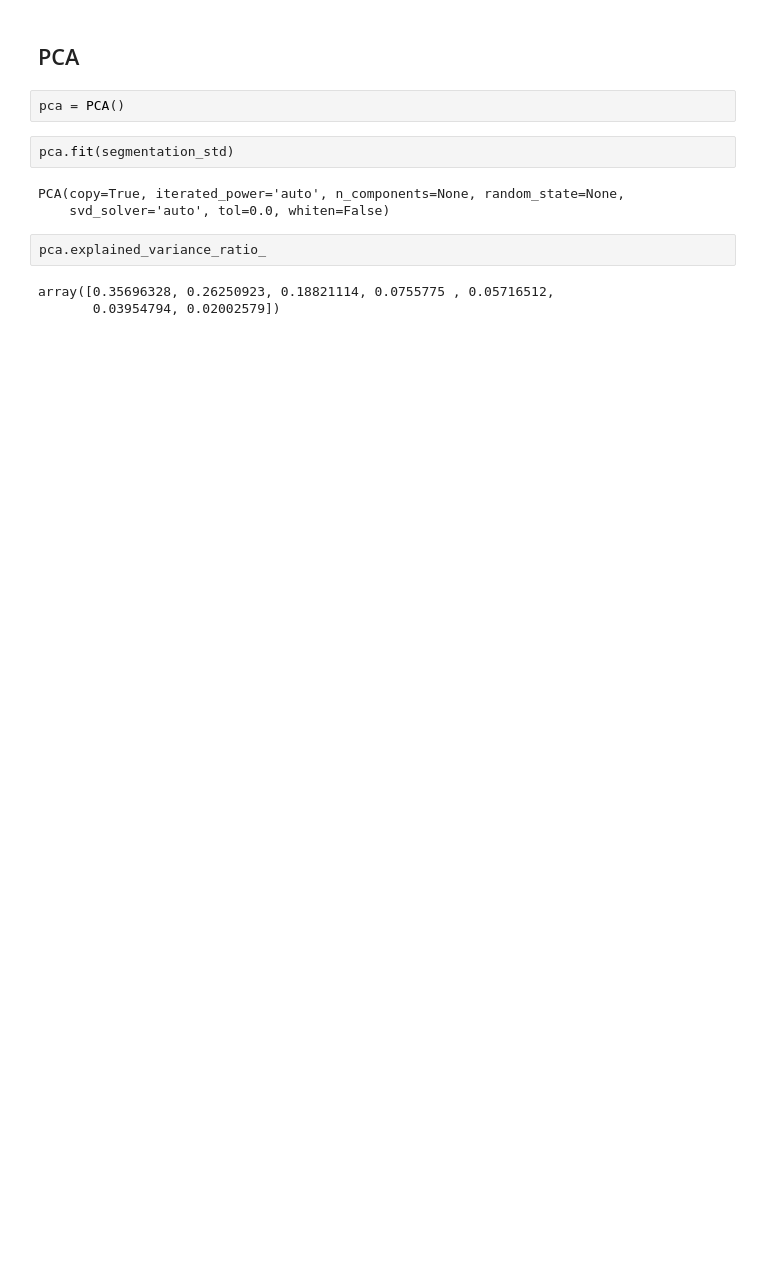
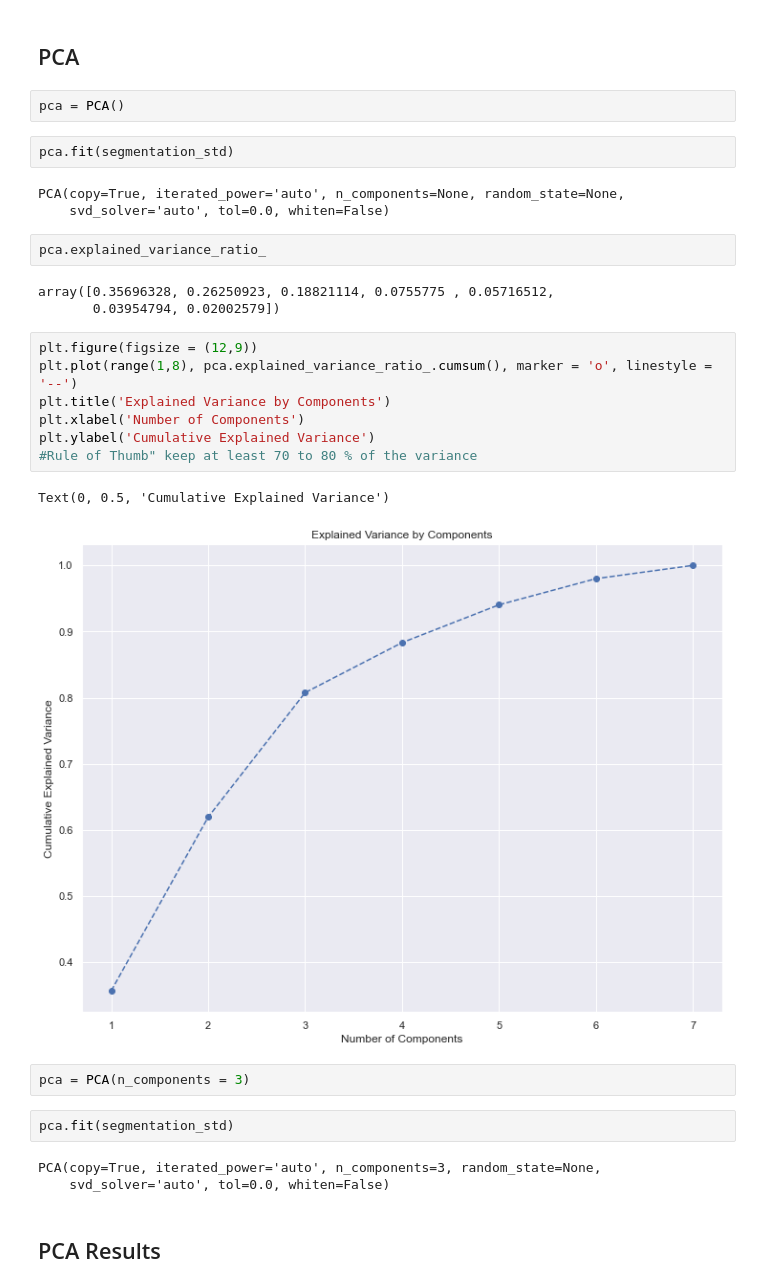
Before and after one commit to MohamedSalihDev/Customer_Segmentation_1, a Jupyter notebook: Segmentation_Project_1.ipynb, the cells around one changed output. Saved outputs shown, nothing was run; the diff lists cells and outputs as text; blank space fills up the shorter version.

```diff
--- a/Segmentation_Project_1.ipynb
+++ b/Segmentation_Project_1.ipynb
@@ -235,3 +235,22 @@ pca.explained_variance_ratio_
 # %% [output]
 array([0.35696328, 0.26250923, 0.18821114, 0.0755775 , 0.05716512,
        0.03954794, 0.02002579])
+# %%
+plt.figure(figsize = (12,9))
+plt.plot(range(1,8), pca.explained_variance_ratio_.cumsum(), marker = 'o', linestyle = '--')
+plt.title('Explained Variance by Components')
+plt.xlabel('Number of Components')
+plt.ylabel('Cumulative Explained Variance')
+#Rule of Thumb" keep at least 70 to 80 % of the variance
+# %% [output]
+Text(0, 0.5, 'Cumulative Explained Variance')
+[figure, added]
+# %%
+pca = PCA(n_components = 3)
+# %%
+pca.fit(segmentation_std)
+# %% [output]
+PCA(copy=True, iterated_power='auto', n_components=3, random_state=None,
+    svd_solver='auto', tol=0.0, whiten=False)
+# %% [markdown]
+## PCA Results
```
Also changed, not shown: parts of 4 cells of this notebook.
